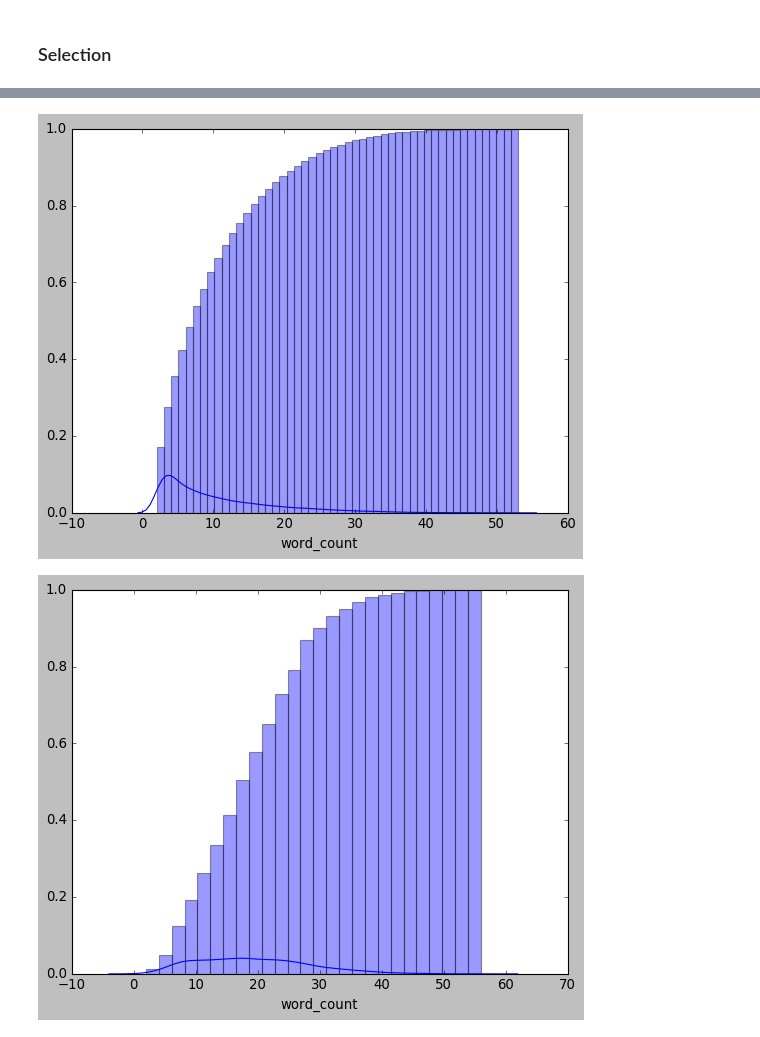
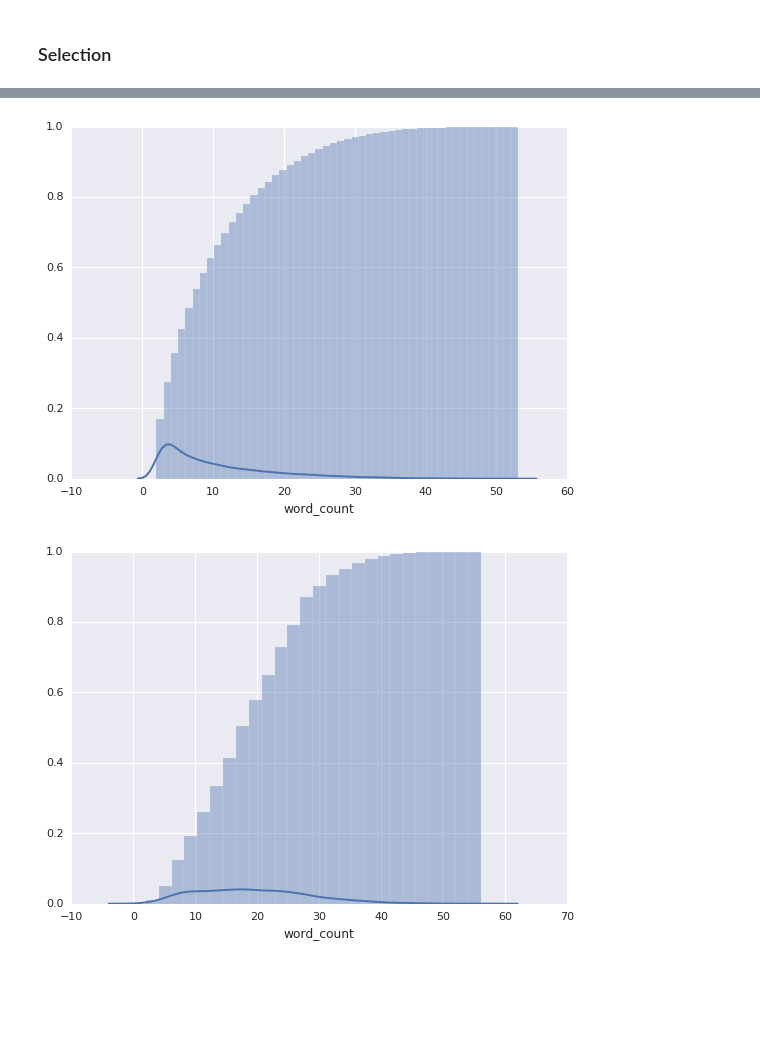
Before and after one commit to tarrade/proj_multilingual_text_classification, a Jupyter notebook: notebook/01-Analysis/01_SST2_Huggingface_data_analysis.ipynb, the cells around one changed output, grey strips where cells are left out. Drawn from its saved outputs; the diff is of its cells as text; code cells hidden in the pictures; blank space fills up the shorter version.

```diff
--- a/notebook/01-Analysis/01_SST2_Huggingface_data_analysis.ipynb
+++ b/notebook/01-Analysis/01_SST2_Huggingface_data_analysis.ipynb
@@ -427,8 +471,11 @@ axs[1].pie(fracs, labels=labels, explode=explode, autopct='%1.1f%%', shadow=True
 # %%
 q=0.95
 # %%
+plt.style.use('seaborn')
+
 x = df_train['word_count']
-sns.distplot(x, hist=True, rug=True);
+sns.distplot(x, hist=True);
+#sns.distplot(x, hist=True, rug=True);
 print('Minimum word count required to include all words in {}% of the reviews: {}'.format(q*100, x.quantile(q)))
 # %% [output]
 Minimum word count required to include all words in 95.0% of the reviews: 27.0
@@ -436,6 +483,9 @@ Minimum word count required to include all words in 95.0% of the reviews: 27.0
 # %%
+plt.style.use('seaborn')
+
 x = df_test['word_count']
-sns.distplot(x, hist=True, rug=True);
+sns.distplot(x, hist=True);
+#sns.distplot(x, hist=True, rug=True);
 print('Minimum word count required to include all words in {}% of the reviews: {}'.format(q*100, x.quantile(q)))
 # %% [output]
 Minimum word count required to include all words in 95.0% of the reviews: 35.0
@@ -443,6 +493,8 @@ Minimum word count required to include all words in 95.0% of the reviews: 35.0
 # %%
+plt.style.use('seaborn')
+
 x = df_valid['word_count']
-sns.distplot(x, hist=True, rug=True);
+sns.distplot(x, hist=True);
 print('Minimum word count required to include all words in {}% of the reviews: {}'.format(q*100, x.quantile(q)))
 # %% [output]
 Minimum word count required to include all words in 95.0% of the reviews: 35.44999999999993
@@ -450,9 +502,11 @@ Minimum word count required to include all words in 95.0% of the reviews: 35.449
 # %%
+plt.style.use('seaborn')
 sns.distplot(df_train['word_count'], hist_kws={'cumulative': True});
 # %% [output]
-[figure, old version]
+[figure, new version]
 # %%
+plt.style.use('seaborn')
 sns.distplot(df_test['word_count'], hist_kws={'cumulative': True});
 # %% [output]
-[figure, old version]
+[figure, new version]
 # %%
```
Also changed, not shown: parts of 16 cells of this notebook, 1 other file.
